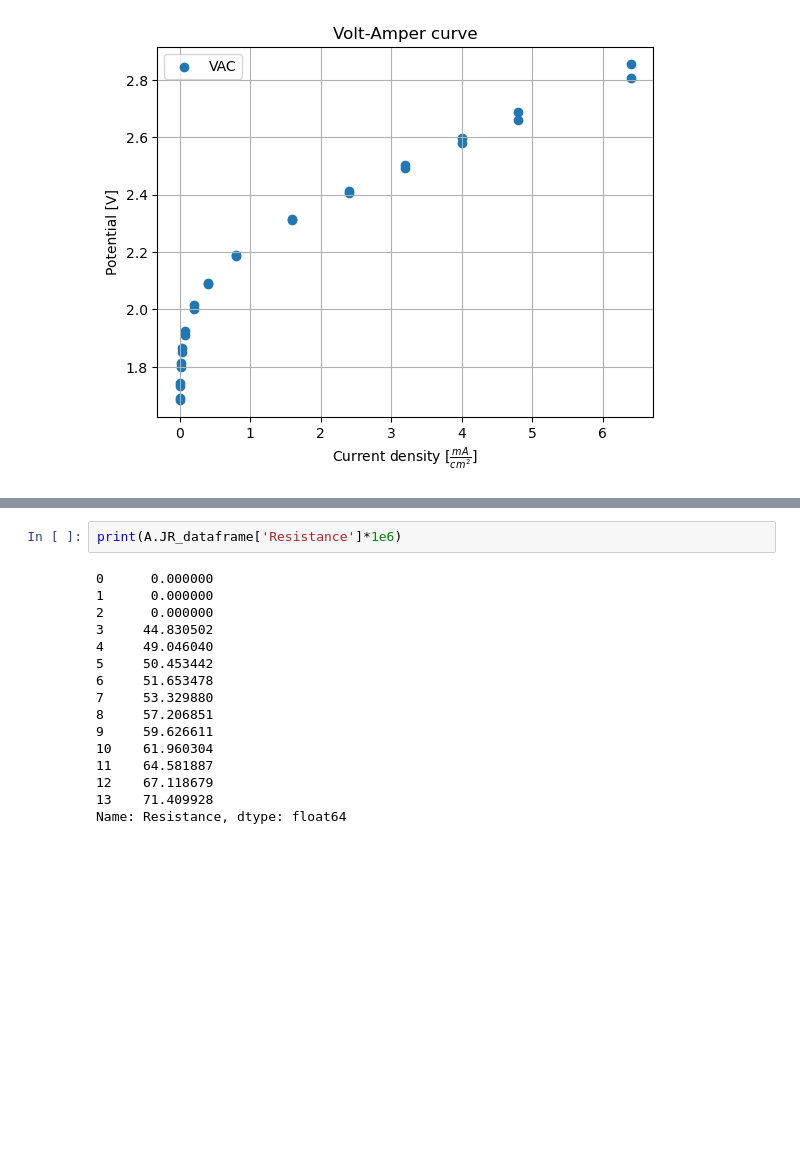
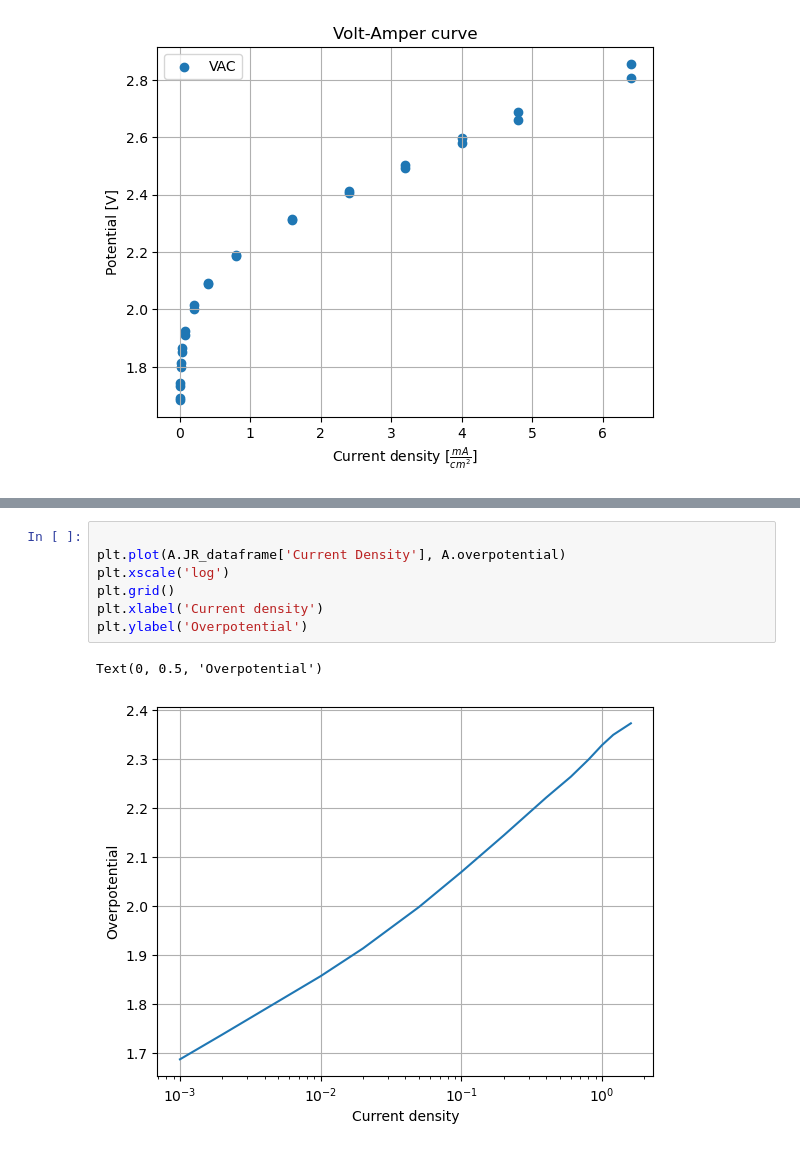
Before and after one commit to flexepticon/DBL_energy, a Jupyter notebook: Python scripts/File for graphs.ipynb, the cells around one changed output, grey strips where cells are left out. Saved outputs shown, nothing was run; the diff lists cells and outputs as text; blank space fills up the shorter version.

```diff
--- a/Python scripts/File for graphs.ipynb
+++ b/Python scripts/File for graphs.ipynb
@@ -92,18 +77,10 @@ plt.plot(A.JR_dataframe['Current Density'], A.JR_dataframe['Resistance'])
-# %%
-print(A.JR_dataframe['Resistance']*1e6)
-# %% [output]
-0      0.000000
-1      0.000000
-2      0.000000
-3     44.830502
-4     49.046040
-5     50.453442
-6     51.653478
-7     53.329880
-8     57.206851
-9     59.626611
-10    61.960304
-11    64.581887
-12    67.118679
-13    71.409928
-Name: Resistance, dtype: float64
+# %%
+
+plt.plot(A.JR_dataframe['Current Density'], A.overpotential)
+plt.xscale('log')
+plt.grid()
+plt.xlabel('Current density')
+plt.ylabel('Overpotential')
+# %% [output]
+Text(0, 0.5, 'Overpotential')
+[figure, added]
```
Also changed, not shown: parts of 4 cells of this notebook, 1 other file.
